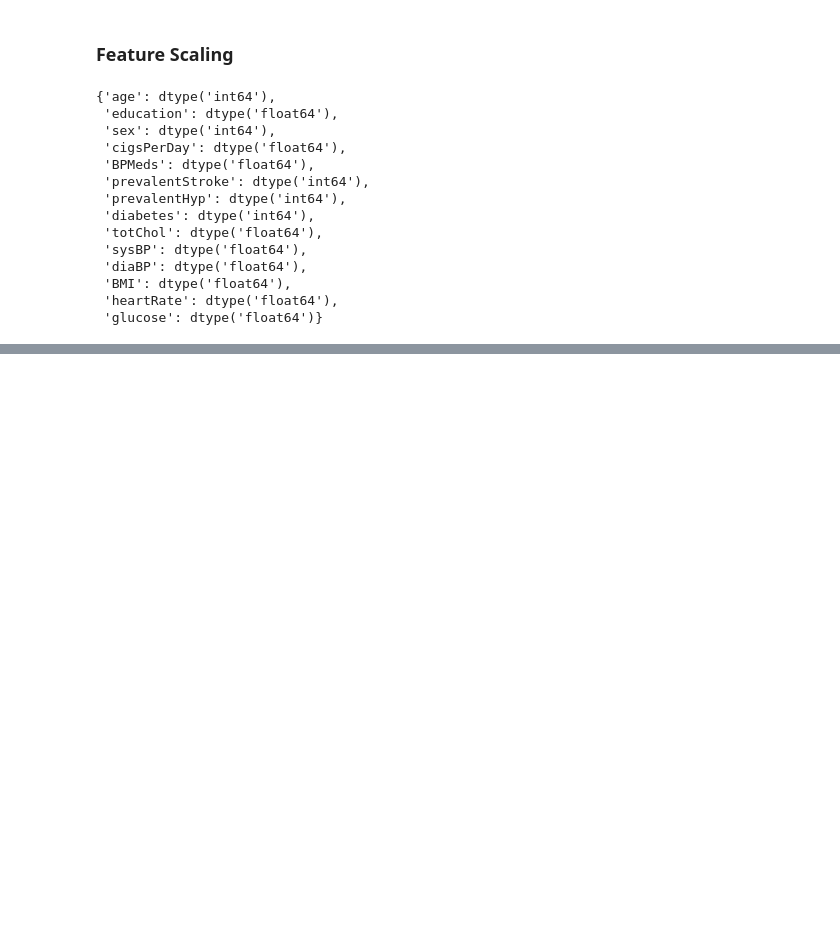
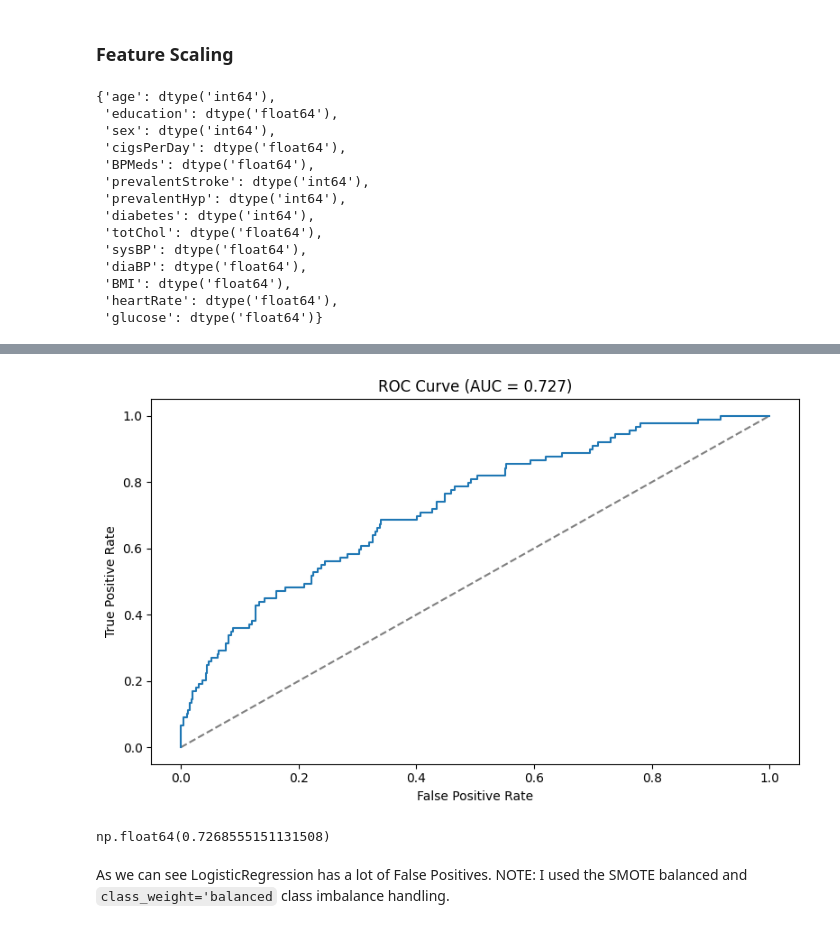
Before and after one commit to mtfattahpour/chd-prediction, a Jupyter notebook: notebooks/model_training.ipynb, the cells around one changed output, grey strips where cells are left out. Drawn from its saved outputs; the diff is of its cells as text; code cells hidden in the pictures; blank space fills up the shorter version.

```diff
--- a/notebooks/model_training.ipynb
+++ b/notebooks/model_training.ipynb
@@ -142,3 +144,35 @@ from sklearn.naive_bayes import GaussianNB
 from sklearn.tree import DecisionTreeClassifier
 from sklearn.ensemble import RandomForestClassifier
 from xgboost import XGBClassifier
+# %%
+from sklearn.model_selection import GridSearchCV
+from sklearn.metrics import (
+    accuracy_score, f1_score, roc_auc_score,
+    roc_curve, confusion_matrix, classification_report
+)
+
+def plot_confusion_matrix(y_true, y_pred):
+    cm = confusion_matrix(y_true, y_pred)
+    cm_df = pd.DataFrame(
+        cm, columns=['Predicted: 0', 'Predicted: 1'], index=['Actual: 0', 'Actual: 1']
+    )
+    plt.figure(figsize=(7, 4))
+    sns.heatmap(cm_df, annot=True, fmt='d', cmap='Greens')
+    plt.title('Confusion Matrix')
+    plt.tight_layout()
+    plt.show()
+
+def plot_roc(clf, X_test, y_test):
+    probs = clf.predict_proba(X_test)[:, 1]
+    auc = roc_auc_score(y_test, probs)
+    fpr, tpr, _ = roc_curve(y_test, probs)
+
+    plt.figure(figsize=(8, 5))
+    plt.plot([0, 1], [0, 1], linestyle='--', color='gray')
+    plt.plot(fpr, tpr)
+    plt.xlabel('False Positive Rate')
+    plt.ylabel('True Positive Rate')
+    plt.title(f'ROC Curve (AUC = {round(auc, 3)})')
+    plt.tight_layout()
+    plt.show()
+    return auc
@@ -144,0 +261,8 @@ from xgboost import XGBClassifier
+# %%
+plot_roc(lr_model, X_test_scaled, y_test)
+# %% [output]
+[figure, added]
+np.float64(0.7268555151131508)
+# %% [markdown]
+As we can see LogisticRegression has a lot of False Positives.
+NOTE: I used the SMOTE balanced and `class_weight='balanced` class imbalance handling.
```
Also changed, not shown: parts of 10 cells of this notebook.
